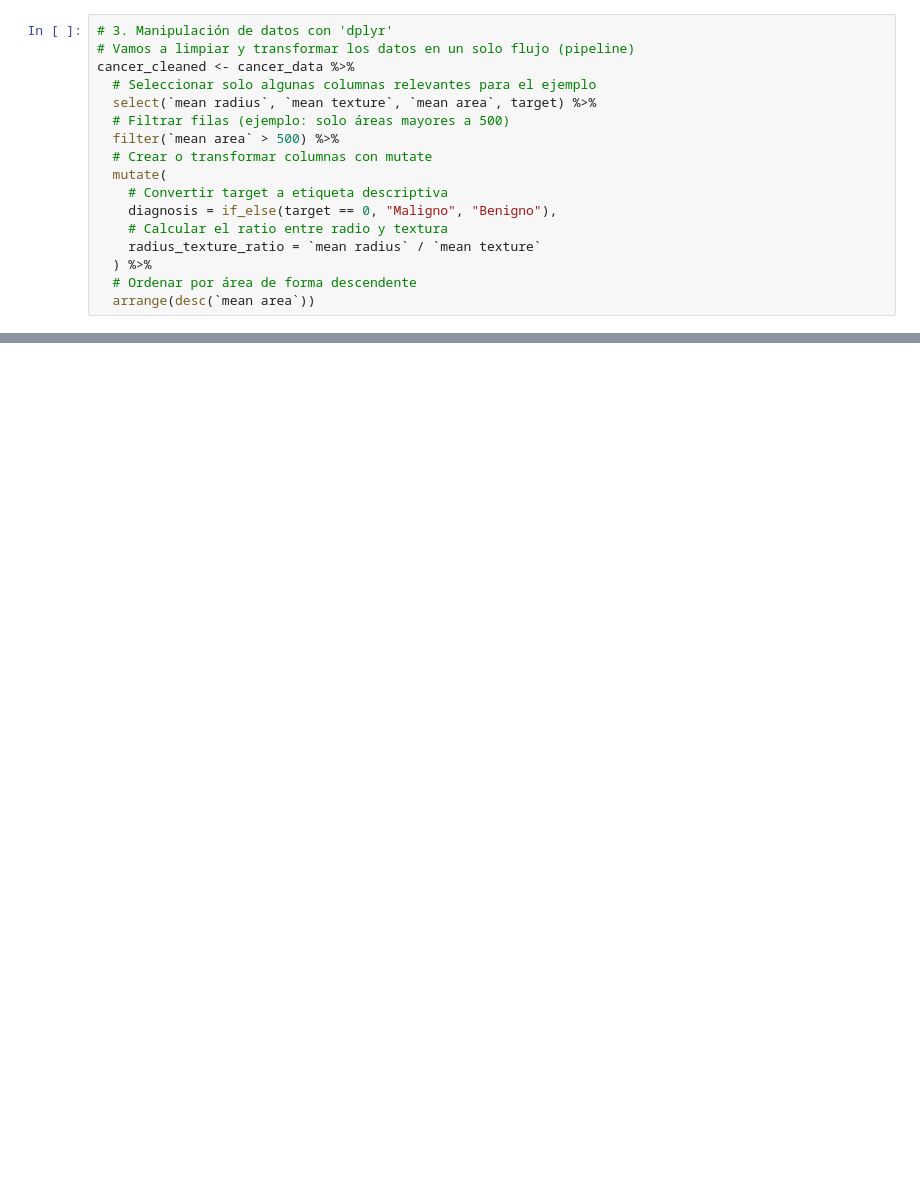
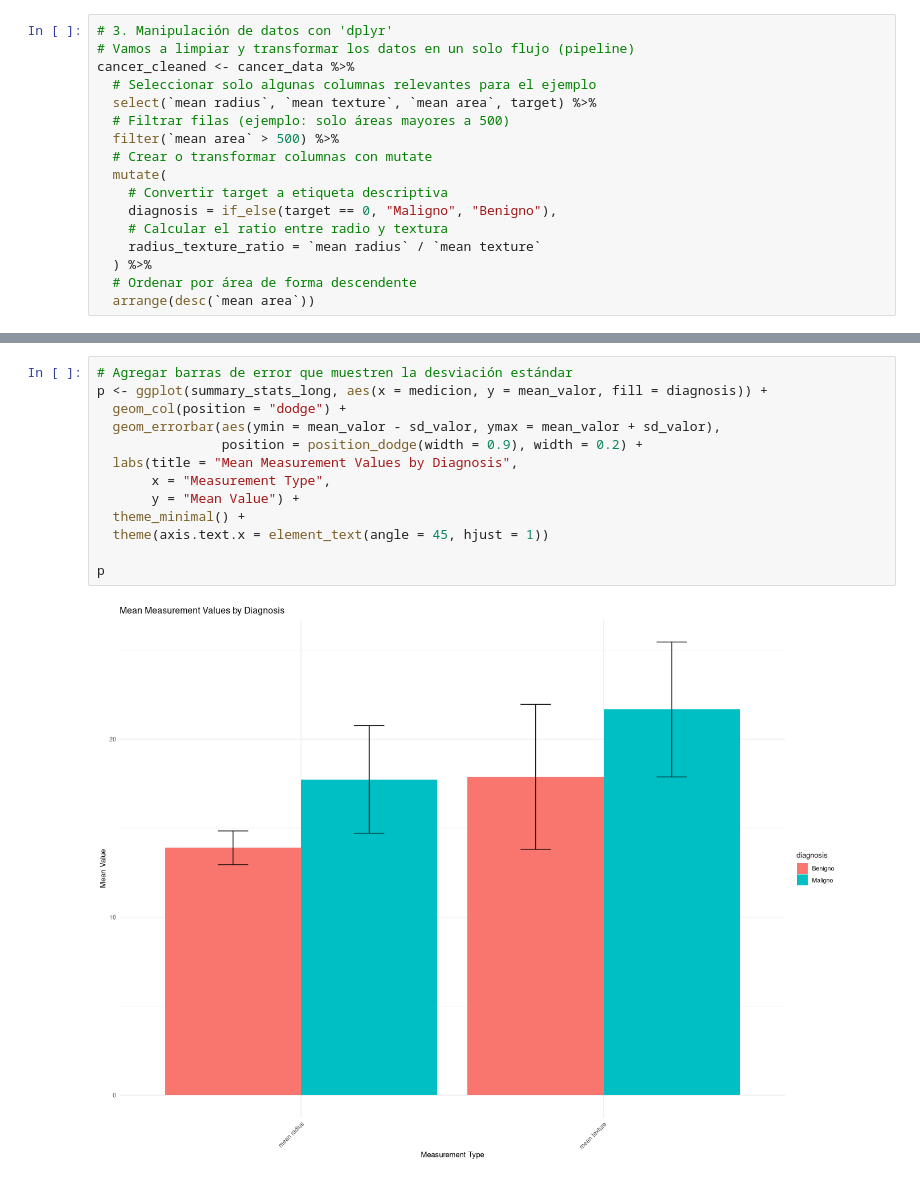
Before and after one commit to paranedagarcia/Bioestadistica, a Jupyter notebook: programas/R/tidyverse.ipynb, the cells around one changed output, grey strips where cells are left out. Saved outputs shown, nothing was run; the diff lists cells and outputs as text; blank space fills up the shorter version.

```diff
--- a/programas/R/tidyverse.ipynb
+++ b/programas/R/tidyverse.ipynb
@@ -97,0 +171,15 @@ ggplot(data_long, aes(x = diagnosis, y = valor, fill = medicion)) +
+# %%
+# Agregar barras de error que muestren la desviación estándar
+p <- ggplot(summary_stats_long, aes(x = medicion, y = mean_valor, fill = diagnosis)) +
+  geom_col(position = "dodge") +
+  geom_errorbar(aes(ymin = mean_valor - sd_valor, ymax = mean_valor + sd_valor),
+                position = position_dodge(width = 0.9), width = 0.2) +
+  labs(title = "Mean Measurement Values by Diagnosis",
+       x = "Measurement Type",
+       y = "Mean Value") +
+  theme_minimal() +
+  theme(axis.text.x = element_text(angle = 45, hjust = 1))
+
+p
+# %% [output]
+[figure, added]
```
Also changed, not shown: parts of 7 cells of this notebook, 17 other files.
